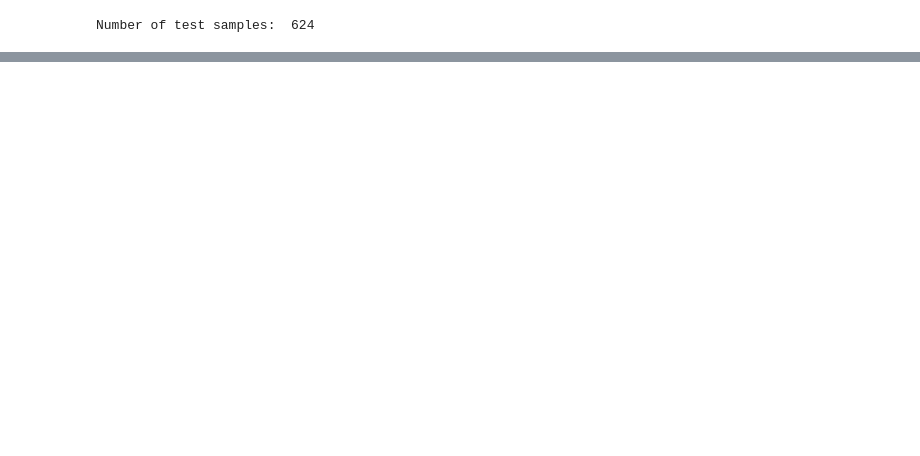
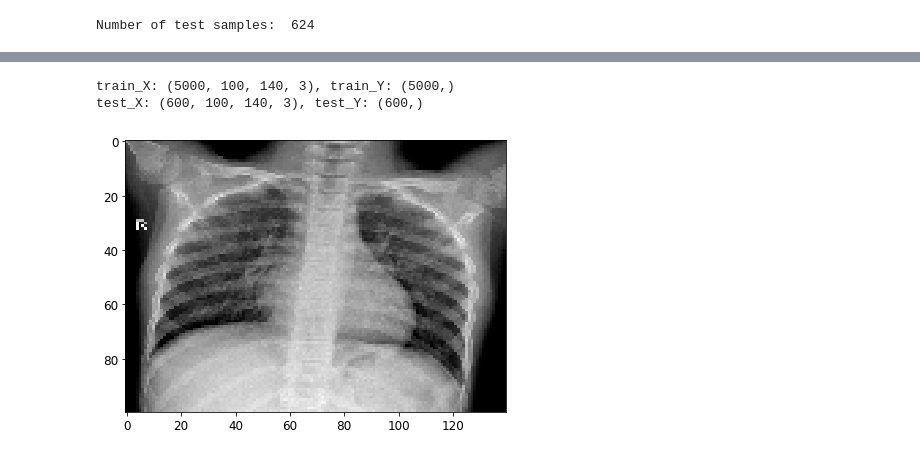
Before and after one commit to datvienhuynh/pneumonia-predicting, a Jupyter notebook: pneumonia-predicting-cnn.ipynb, the cells around one changed output, grey strips where cells are left out. Saved outputs shown, nothing was run; the diff lists cells and outputs as text; code cells hidden in the pictures; blank space fills up the shorter version.

Commit message:
Process the images and labels for training and testing

```diff
--- a/pneumonia-predicting-cnn.ipynb
+++ b/pneumonia-predicting-cnn.ipynb
@@ -145,0 +181,5 @@ b'dataset/Coronahack-Chest-XRay-Dataset/test/person130_bacteria_625.jpeg'
+# %%
+# Use Dataset.map to create a dataset of image, label pairs:
+# Set 'num_parallel_calls' so multiple images are loaded/processed in parallel.
+train_ds = train_dir.map(process_path, num_parallel_calls=AUTOTUNE)
+test_ds = test_dir.map(process_path, num_parallel_calls=AUTOTUNE)
@@ -145,0 +198,26 @@ b'dataset/Coronahack-Chest-XRay-Dataset/test/person130_bacteria_625.jpeg'
+# %%
+def prepare_for_training(ds, batch_size=BATCH_TRAIN_SIZE, cache=True, shuffle_buffer_size=50):
+    # This is a small dataset, only load it once, and keep it in memory.
+    # use `.cache(filename)` to cache preprocessing work for datasets that don't
+    # fit in memory.
+    if cache:
+        if isinstance(cache, str):
+            ds = ds.cache(cache)
+        else:
+            ds = ds.cache()
+
+    ds = ds.shuffle(buffer_size=shuffle_buffer_size)
+    # Repeat forever
+    ds = ds.repeat()
+    ds = ds.batch(batch_size)
+
+    # `prefetch` lets the dataset fetch batches in the background while the model is training.
+    ds = ds.prefetch(buffer_size=AUTOTUNE)
+
+    return ds
+# %%
+train_ds = prepare_for_training(train_ds, BATCH_TRAIN_SIZE)
+test_ds = prepare_for_training(test_ds, BATCH_TEST_SIZE)
+# %%
+train_X, train_Y = next(iter(train_ds))
+test_X, test_Y = next(iter(test_ds))
@@ -145,0 +241,13 @@ b'dataset/Coronahack-Chest-XRay-Dataset/test/person130_bacteria_625.jpeg'
+# %%
+print('train_X:', train_X.shape, end = '')
+print(', train_Y:', train_Y.shape)
+print('test_X:', test_X.shape, end = '')
+print(', test_Y:', test_Y.shape)
+# %% [output]
+train_X: (5000, 100, 140, 3), train_Y: (5000,)
+test_X: (600, 100, 140, 3), test_Y: (600,)
+# %%
+graph.imshow(train_X[0], cmap = 'gray', interpolation = 'nearest')
+graph.show()
+# %% [output]
+[figure, added]
```
Also changed, not shown: parts of 17 cells of this notebook.
